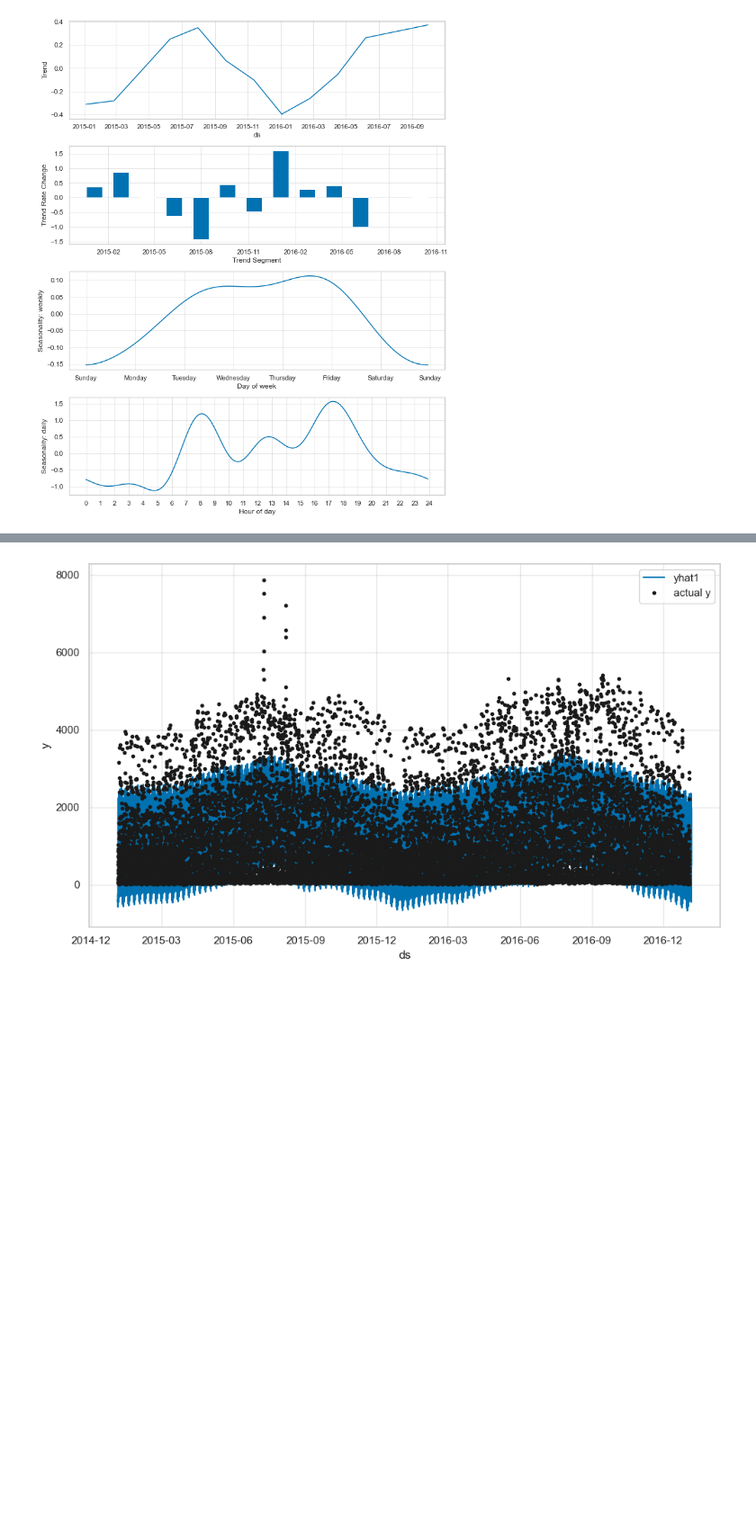
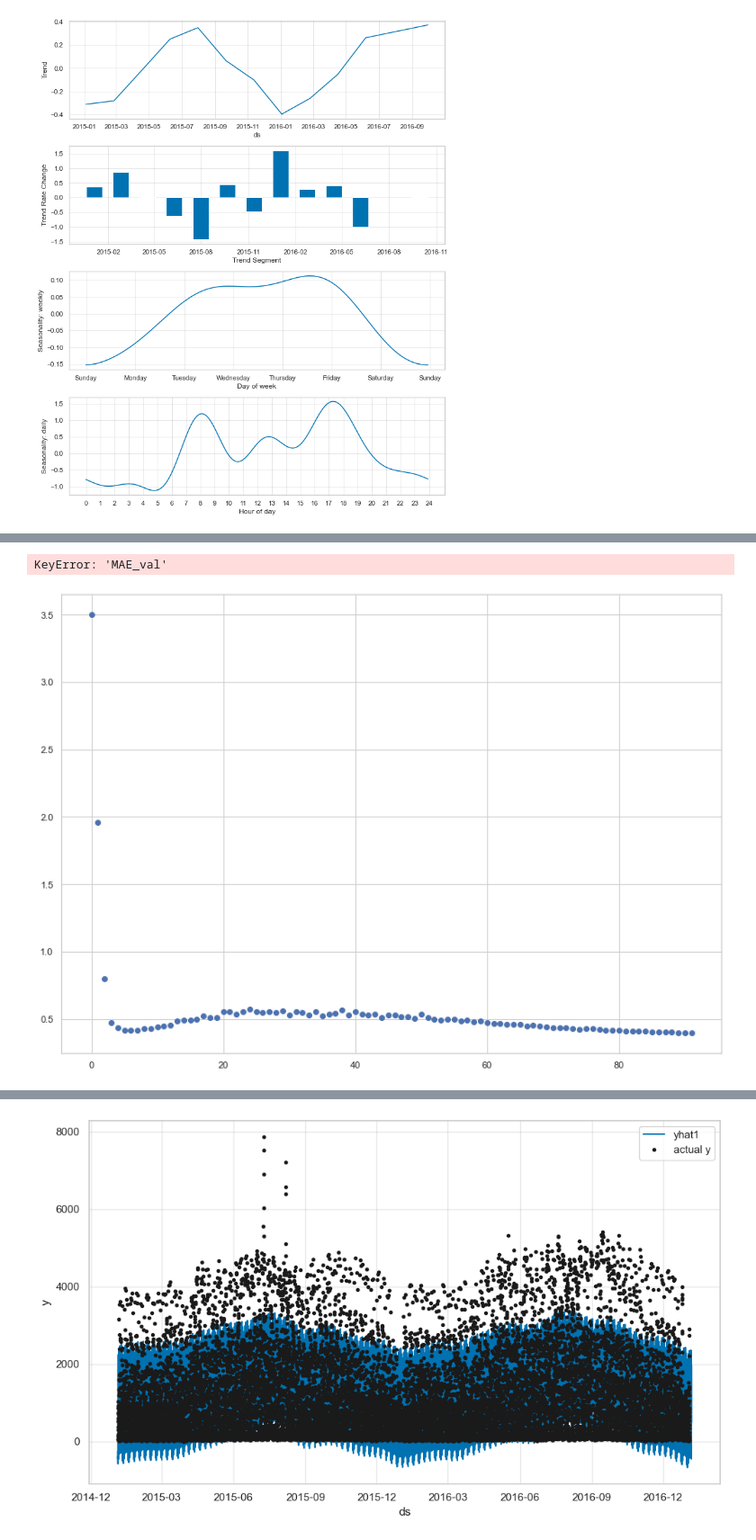
Before and after one commit to sunnydigital/DS4B_Su22, a Jupyter notebook: Final Project/5.30.22 Final Project .ipynb, the cells around one changed output, grey strips where cells are left out. Shown at 90% size. Drawn from its saved outputs; the diff is of its cells as text; code cells hidden in the pictures; blank space fills up the shorter version.

```diff
--- a/Final Project/5.30.22 Final Project .ipynb
+++ b/Final Project/5.30.22 Final Project .ipynb
@@ -217 +205,8 @@ plot_forecast(model, test)
+# %%
+fig, ax = plt.subplots(figsize=(14, 10))
+ax.plot(metrics["MAE"], 'ob', linewidth=6, label="Training Loss")
+ax.plot(metrics["MAE_val"], '-r', linewidth=2, label="Validation Loss")
+# %% [output]
+KeyError: 'MAE_val'
+[figure, added]
 # %% [markdown]
```
Also changed, not shown: parts of 5 cells of this notebook.
